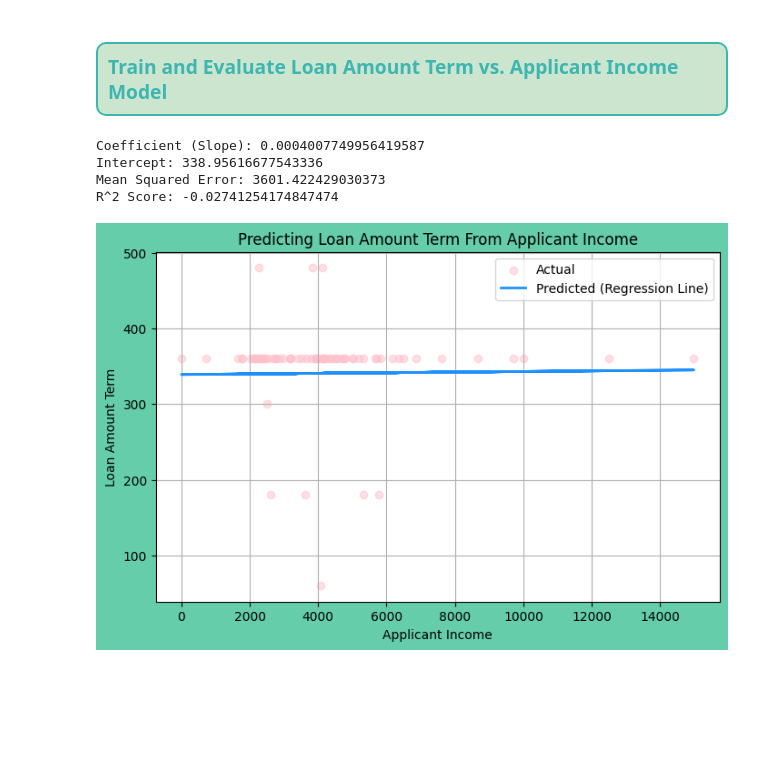
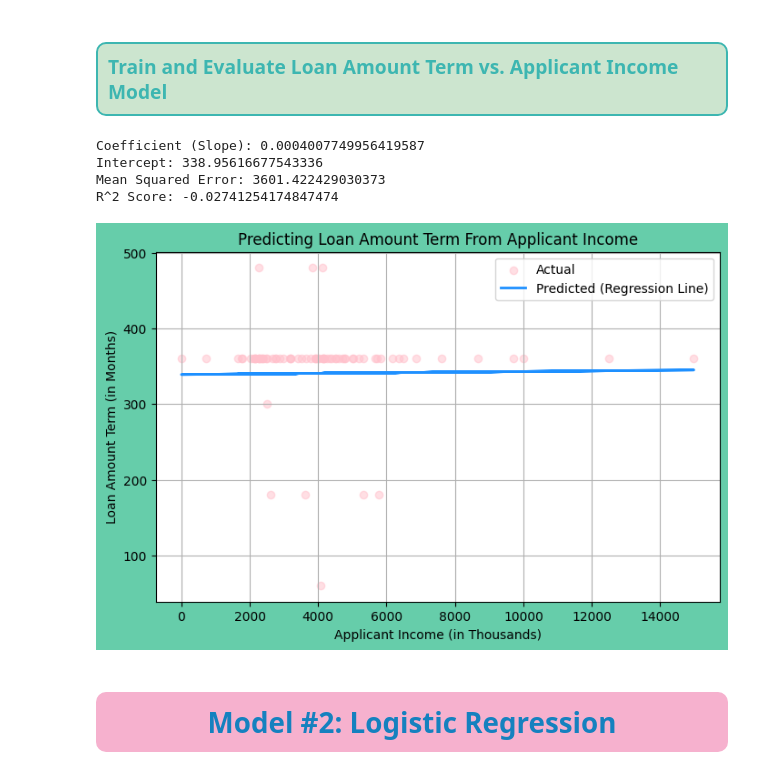
Before and after one commit to AbbyHoyt/KWK-Goldman-Sachs-ML-Final-Project, a Jupyter notebook: Abby_Hoyt_KWK_Machine_Learning_x_Finance_Challenge_Final_Project.ipynb, the cells around one changed output. Cells and saved outputs as stored; diff of their text form; code cells hidden in the pictures; blank space fills up the shorter version.

```diff
--- a/Abby_Hoyt_KWK_Machine_Learning_x_Finance_Challenge_Final_Project.ipynb
+++ b/Abby_Hoyt_KWK_Machine_Learning_x_Finance_Challenge_Final_Project.ipynb
@@ -464,33 +464,37 @@ X_train, X_test, y_train, y_test = train_test_split(X, y, test_size = 0.2, rando
 # Train the model.
 model = LinearRegression()
 model.fit(X_train, y_train)
 
 # Make predictions.
 y_prediction = model.predict(X_test)
 
 # Evaluate model performance.
 mse = mean_squared_error(y_test, y_prediction)
 r2 = r2_score(y_test, y_prediction)
 
 print(f"Coefficient (Slope): {model.coef_[0]}")
 print(f"Intercept: {model.intercept_}")
 print(f"Mean Squared Error: {mse}")
 print(f"R^2 Score: {r2}")
 print()
 
 # Visualize results.
 plt.figure(figsize = (8, 5), facecolor = 'mediumaquamarine')
 plt.scatter(X_test, y_test, color = 'pink', alpha = 0.5, label = 'Actual')
 plt.plot(X_test, y_prediction, color = 'dodgerblue', linewidth = 2, label = 'Predicted (Regression Line)')
 plt.title("Predicting Loan Amount Term From Applicant Income")
-plt.xlabel("Applicant Income")
-plt.ylabel("Loan Amount Term")
+plt.xlabel("Applicant Income (in Thousands)")
+plt.ylabel("Loan Amount Term (in Months)")
 plt.legend()
 plt.grid(True)
 plt.show()
 # %% [output]
 Coefficient (Slope): 0.0004007749956419587
 Intercept: 338.95616677543336
 Mean Squared Error: 3601.422429030373
 R^2 Score: -0.02741254174847474
-[figure, old version]
+[figure, new version]
+# %%
+IPython.display.HTML("<h1 style='color: #1581BF; text-align: center; font-weight: bold; background-color: #F6B1CE; padding: 10px; border-radius: 10px;'>Model #2: Logistic Regression</h1>")
+# %% [output]
+Model #2: Logistic Regression
```
Also changed, not shown: parts of 3 cells of this notebook.
